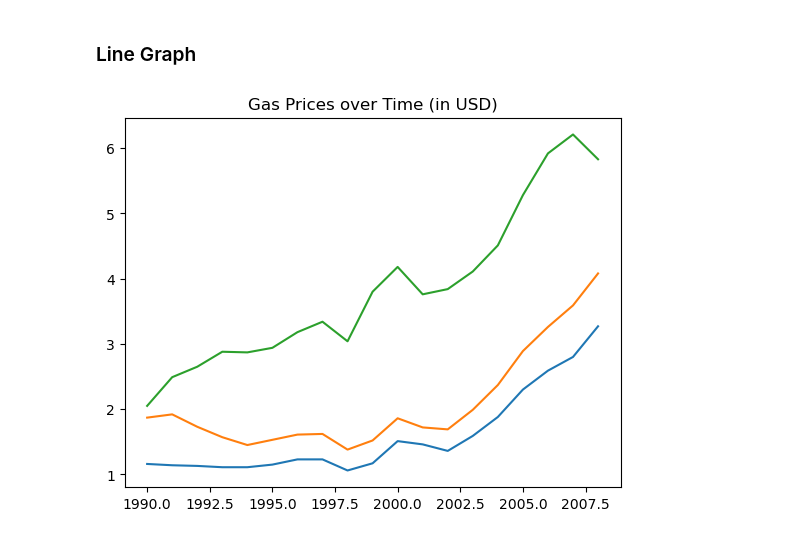
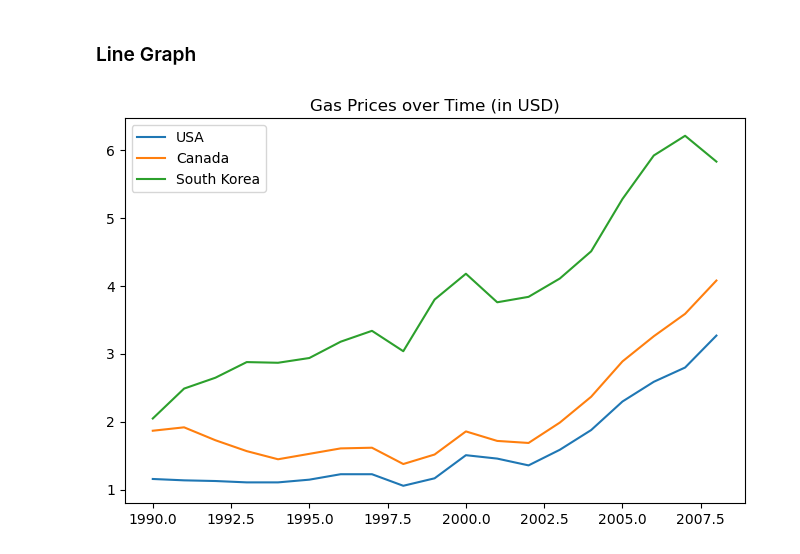
Before and after one commit to pernebay-arailym/Project_12_Visualization_Pandas_Matplotlib, a Jupyter notebook: Matplotlib_Pandas.ipynb, the cells around one changed output. Cells and saved outputs as stored; diff of their text form; code cells hidden in the pictures.

Commit message:
Added labels to the graph

```diff
--- a/Matplotlib_Pandas.ipynb
+++ b/Matplotlib_Pandas.ipynb
@@ -11,12 +11,16 @@ import pandas as pd
 # %%
 gas = pd.read_csv('gas_prices.csv')
 
+plt.figure(figsize=(8,5))
+
 plt.title('Gas Prices over Time (in USD)')
 
-plt.plot(gas.Year, gas.USA)
-plt.plot(gas.Year, gas.Canada)
-plt.plot(gas.Year, gas['South Korea'])
+plt.plot(gas.Year, gas.USA, label='USA')
+plt.plot(gas.Year, gas.Canada, label='Canada')
+plt.plot(gas.Year, gas['South Korea'], label='South Korea')
+
+plt.legend()
 
 plt.show()
 # %% [output]
-[figure, old version]
+[figure, new version]
```
